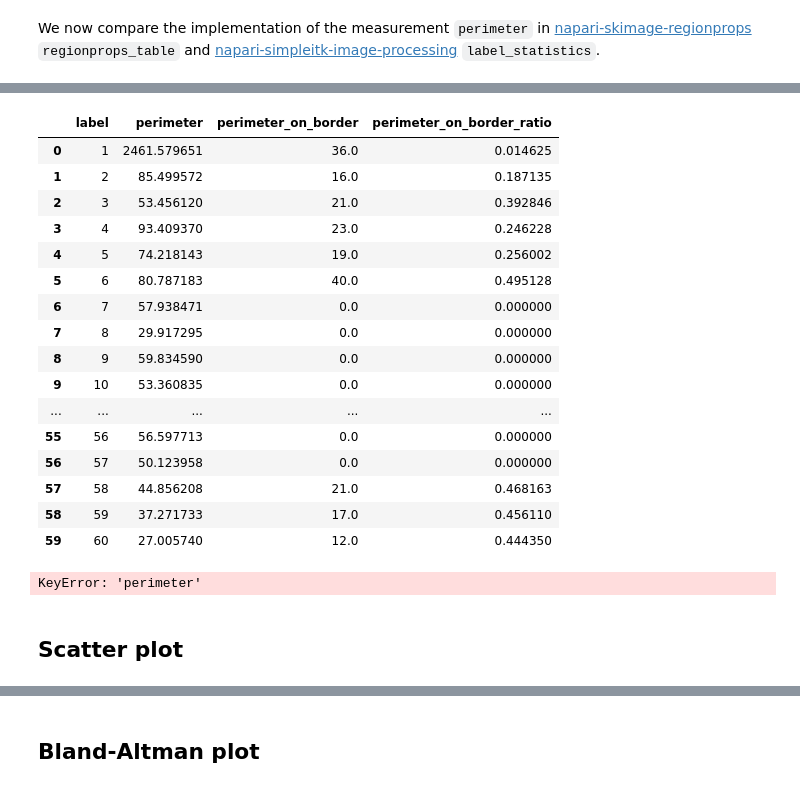
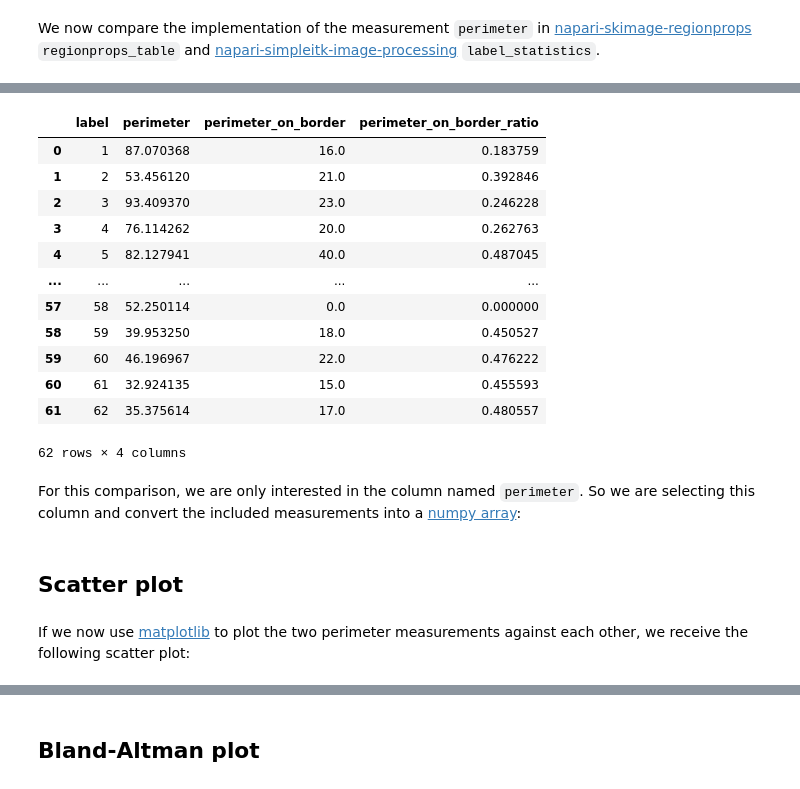
Before and after one commit to haesleinhuepf/BioImageAnalysisNotebooks, a Jupyter notebook: docs/22_feature_extraction/comparison_of_measurements_from_different_libraries.ipynb, the cells around one changed output, grey strips where cells are left out. Drawn from its saved outputs; the diff is of its cells as text; code cells hidden in the pictures.

```diff
--- a/docs/22_feature_extraction/comparison_of_measurements_from_different_libraries.ipynb
+++ b/docs/22_feature_extraction/comparison_of_measurements_from_different_libraries.ipynb
@@ -14,5 +18,17 @@ from napari_simpleitk_image_processing import label_statistics
 # %%
-blobs = imread('../../data/blobs.tif')
-labels = watershed_otsu_labeling(blobs)
-imshow(labels, labels=True)
+# load image
+image = imread("../../data/blobs.tif")
+
+# denoising
+blurred_image = filters.gaussian(image, sigma=1)
+
+# binarization
+threshold = filters.threshold_otsu(blurred_image)
+thresholded_image = blurred_image >= threshold
+
+# labeling
+label_image = measure.label(thresholded_image)
+
+# visualization
+imshow(label_image, labels=True)
 # %% [output]
@@ -41,26 +57,20 @@ skimage_statistics
 # %%
-simpleitk_statistics = label_statistics(blobs, labels, size = False, intensity = False, perimeter = True)
+simpleitk_statistics = label_statistics(image, label_image, size = False, intensity = False, perimeter = True)
 simpleitk_statistics
 # %% [output]
 |  | label | perimeter | perimeter_on_border | perimeter_on_border_ratio |
-| 0 | 1 | 2461.579651 | 36.0 | 0.014625 |
-| 1 | 2 | 85.499572 | 16.0 | 0.187135 |
-| 2 | 3 | 53.456120 | 21.0 | 0.392846 |
-| 3 | 4 | 93.409370 | 23.0 | 0.246228 |
-| 4 | 5 | 74.218143 | 19.0 | 0.256002 |
-| 5 | 6 | 80.787183 | 40.0 | 0.495128 |
-| 6 | 7 | 57.938471 | 0.0 | 0.000000 |
-| 7 | 8 | 29.917295 | 0.0 | 0.000000 |
-| 8 | 9 | 59.834590 | 0.0 | 0.000000 |
-| 9 | 10 | 53.360835 | 0.0 | 0.000000 |
+| 0 | 1 | 87.070368 | 16.0 | 0.183759 |
+| 1 | 2 | 53.456120 | 21.0 | 0.392846 |
+| 2 | 3 | 93.409370 | 23.0 | 0.246228 |
+| 3 | 4 | 76.114262 | 20.0 | 0.262763 |
+| 4 | 5 | 82.127941 | 40.0 | 0.487045 |
 | ... | ... | ... | ... | ... |
-| 55 | 56 | 56.597713 | 0.0 | 0.000000 |
-| 56 | 57 | 50.123958 | 0.0 | 0.000000 |
-| 57 | 58 | 44.856208 | 21.0 | 0.468163 |
-| 58 | 59 | 37.271733 | 17.0 | 0.456110 |
-| 59 | 60 | 27.005740 | 12.0 | 0.444350 |
+| 57 | 58 | 52.250114 | 0.0 | 0.000000 |
+| 58 | 59 | 39.953250 | 18.0 | 0.450527 |
+| 59 | 60 | 46.196967 | 22.0 | 0.476222 |
+| 60 | 61 | 32.924135 | 15.0 | 0.455593 |
+| 61 | 62 | 35.375614 | 17.0 | 0.480557 |
+62 rows × 4 columns
-# %%
-simpleitk_perimeter = np.asarray(simpleitk_statistics['perimeter'])[1:]
-# %% [output]
-KeyError: 'perimeter'
+# %% [markdown]
+For this comparison, we are only interested in the column named `perimeter`. So we are selecting this column and convert the included measurements into a [numpy array](https://haesleinhuepf.github.io/BioImageAnalysisNotebooks/12_image_analysis_basics/01_Images_as_arrays.html):
 # %%
@@ -68,5 +79,7 @@ skimage_perimeter = np.asarray([s.feret_diameter_max for s in skimage_statistics
 # %% [markdown]
 ## Scatter plot
+# %% [markdown]
+If we now use [matplotlib](https://matplotlib.org/stable/api/_as_gen/matplotlib.pyplot.plot.html) to plot the two perimeter measurements against each other, we receive the following scatter plot:
 # %%
 plt.plot(skimage_perimeter, simpleitk_perimeter, 'o')
 # %% [output]
```
Also changed, not shown: parts of 15 cells of this notebook, 3 other files.
